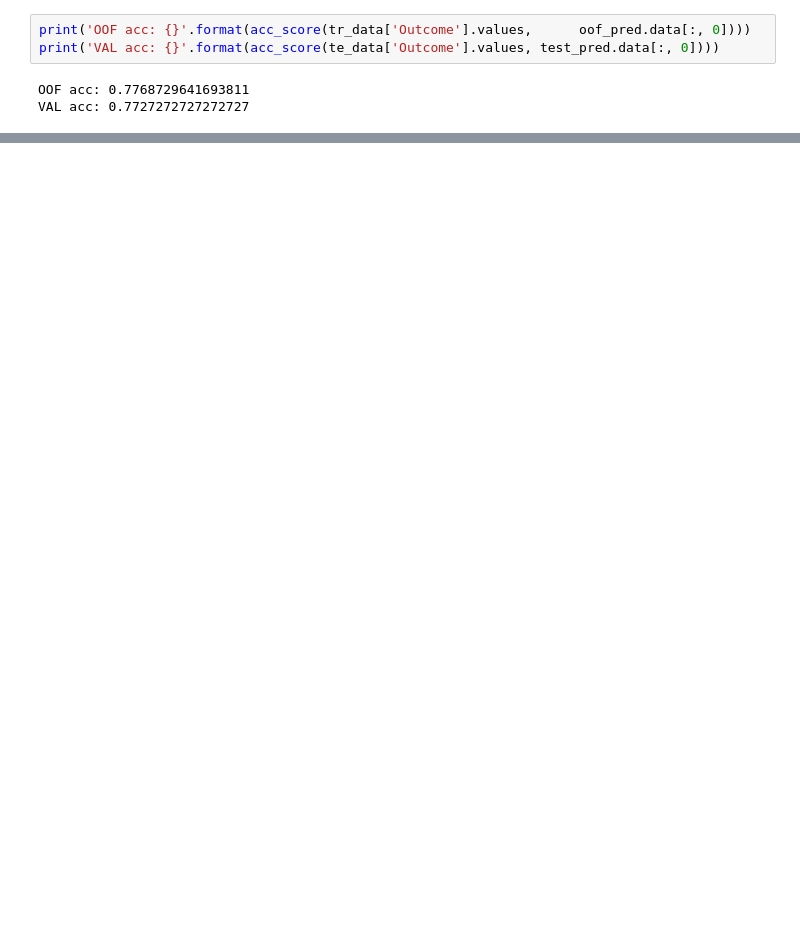
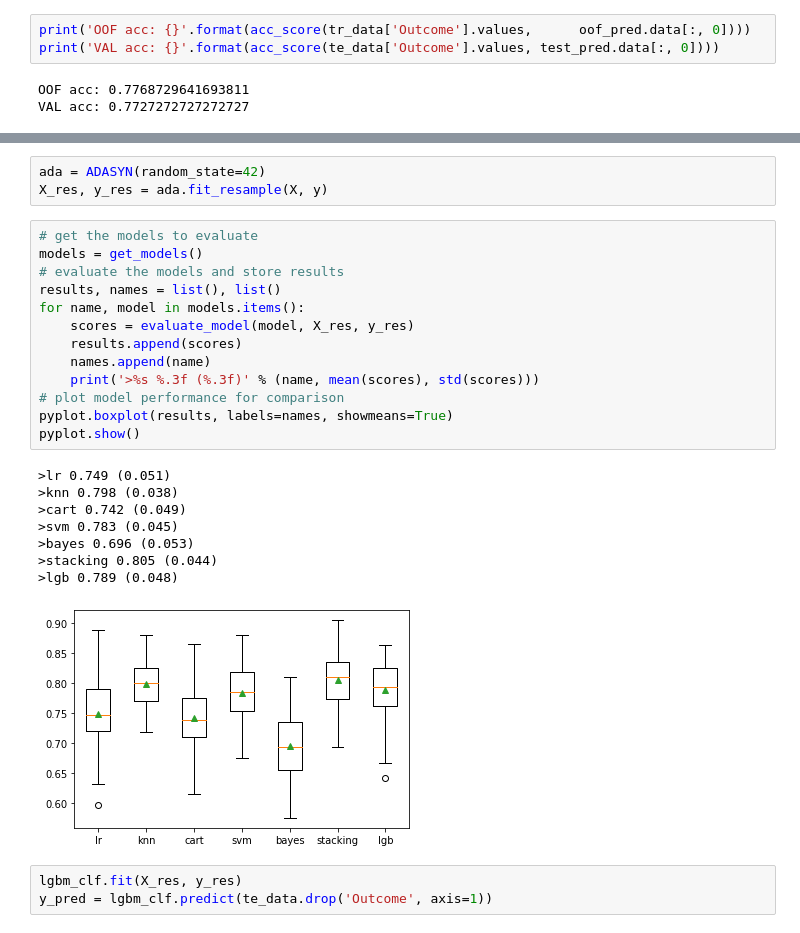
Before and after one commit to DenisKochetov/PIMA-dataset, a Jupyter notebook: pima.ipynb, the cells around one changed output, grey strips where cells are left out. Cells and saved outputs as stored; diff of their text form; blank space fills up the shorter version.

```diff
--- a/pima.ipynb
+++ b/pima.ipynb
@@ -342,0 +518,28 @@ VAL acc: 0.7727272727272727
+# %%
+ada = ADASYN(random_state=42)
+X_res, y_res = ada.fit_resample(X, y)
+# %%
+# get the models to evaluate
+models = get_models()
+# evaluate the models and store results
+results, names = list(), list()
+for name, model in models.items():
+    scores = evaluate_model(model, X_res, y_res)
+    results.append(scores)
+    names.append(name)
+    print('>%s %.3f (%.3f)' % (name, mean(scores), std(scores)))
+# plot model performance for comparison
+pyplot.boxplot(results, labels=names, showmeans=True)
+pyplot.show()
+# %% [output]
+>lr 0.749 (0.051)
+>knn 0.798 (0.038)
+>cart 0.742 (0.049)
+>svm 0.783 (0.045)
+>bayes 0.696 (0.053)
+>stacking 0.805 (0.044)
+>lgb 0.789 (0.048)
+[figure, added]
+# %%
+lgbm_clf.fit(X_res, y_res)
+y_pred = lgbm_clf.predict(te_data.drop('Outcome', axis=1))
```
Also changed, not shown: parts of 38 cells of this notebook.
